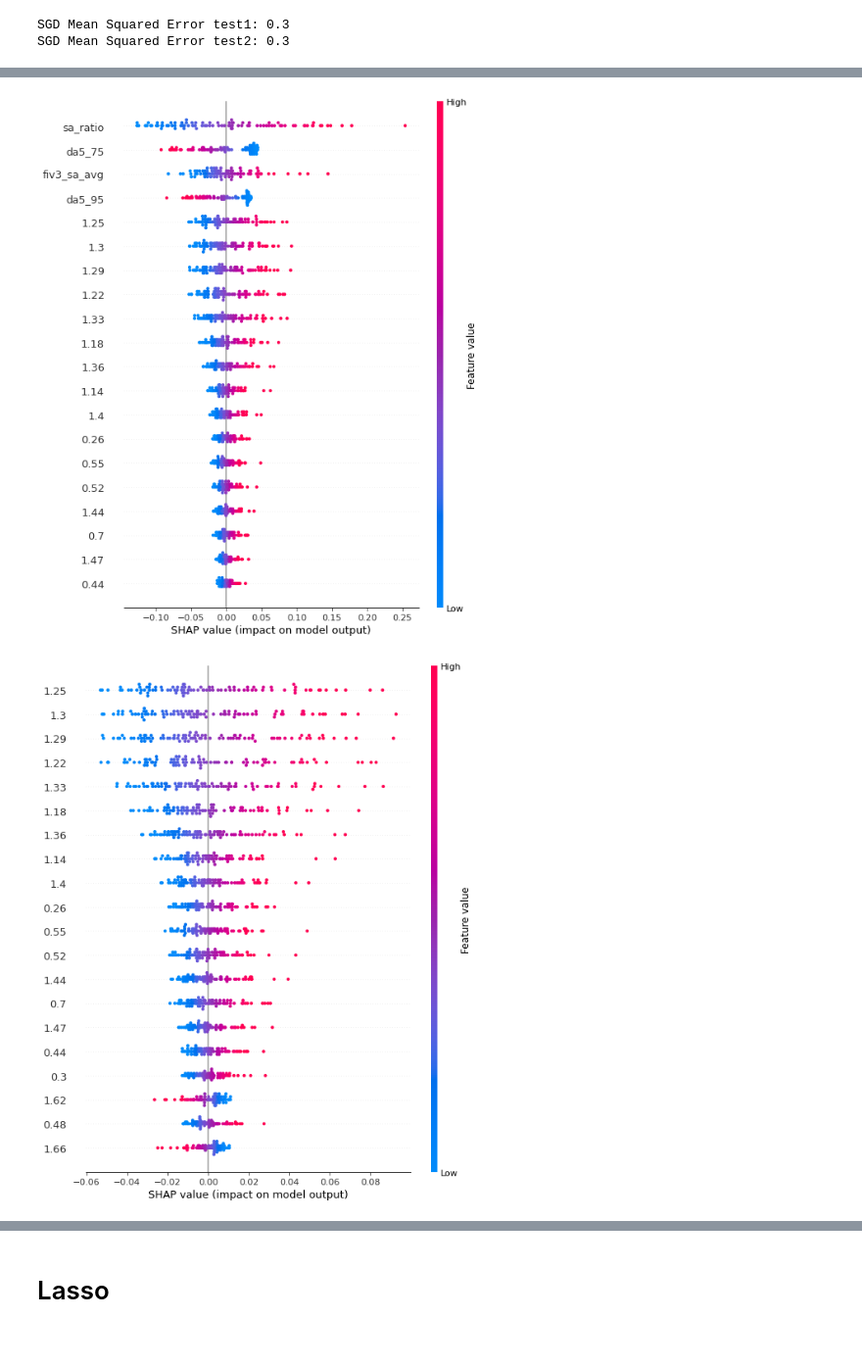
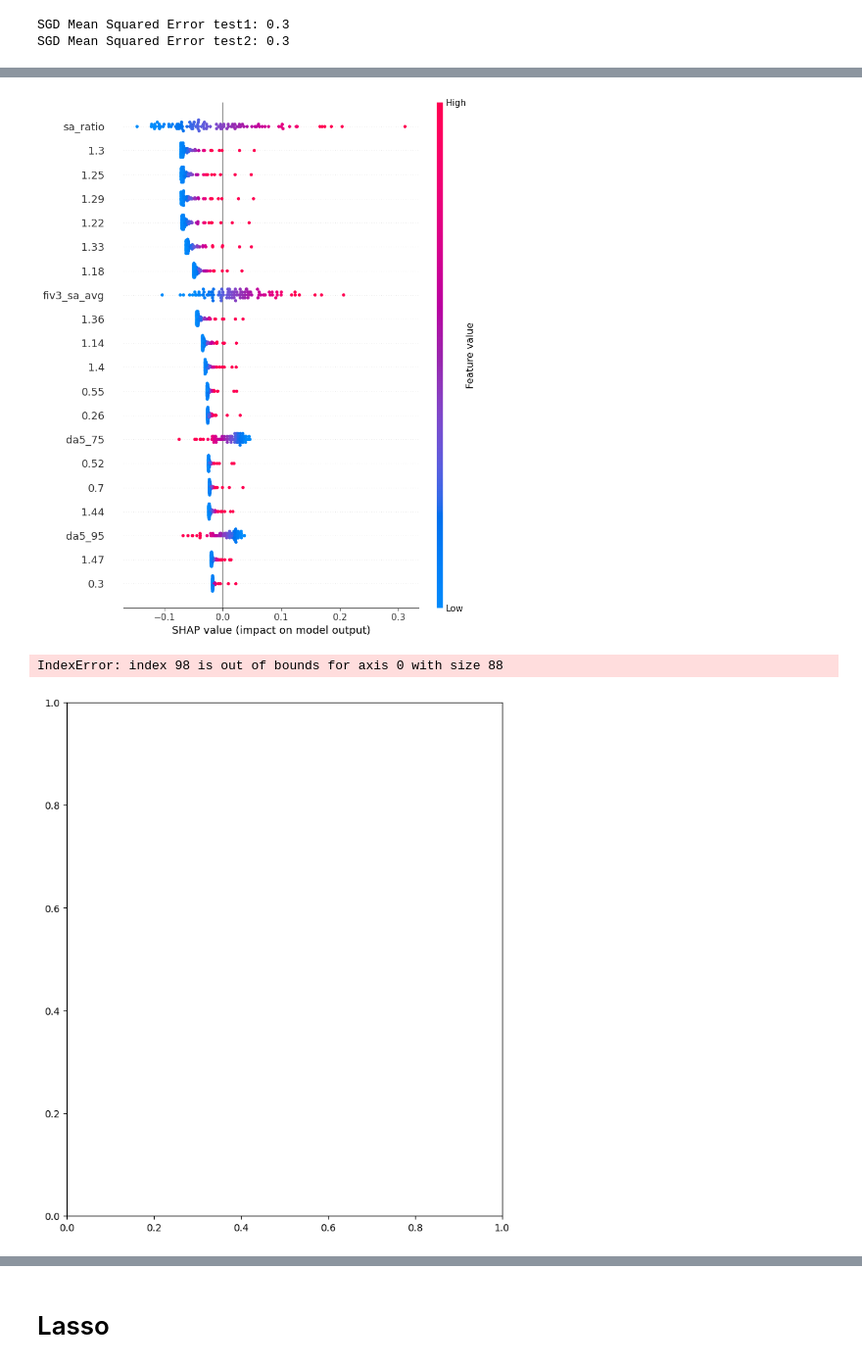
Before and after one commit to AndreaLaGrotteria/scrap, a Jupyter notebook: Data Analysis v2.ipynb, the cells around one changed output, grey strips where cells are left out. Shown at 98% size. Saved outputs shown, nothing was run; the diff lists cells and outputs as text; code cells hidden in the pictures.

Commit message:
futher shap analysis

```diff
--- a/Data Analysis v2.ipynb
+++ b/Data Analysis v2.ipynb
@@ -530,8 +530,9 @@ ECDF()
 # %%
-explainer = shap.Explainer(sgd_reg, X[0:88])
-shap_values = explainer(X[0:88])
+explainer = shap.KernelExplainer(sgd_reg.predict, X[0:88], link="identity")
+shap_values = explainer(X_test1)
 shap.summary_plot(shap_values)
-shap.summary_plot(shap_values[:,:-6], X.iloc[:, :-6])
+# shap.summary_plot(shap_values[:,:-6], X.iloc[:, :-6])
 # %% [output]
-[figure, old version]
+[figure, new version]
+IndexError: index 98 is out of bounds for axis 0 with size 88
-[figure, old version]
+[figure, new version]
```
Also changed, not shown: parts of 23 cells of this notebook.
